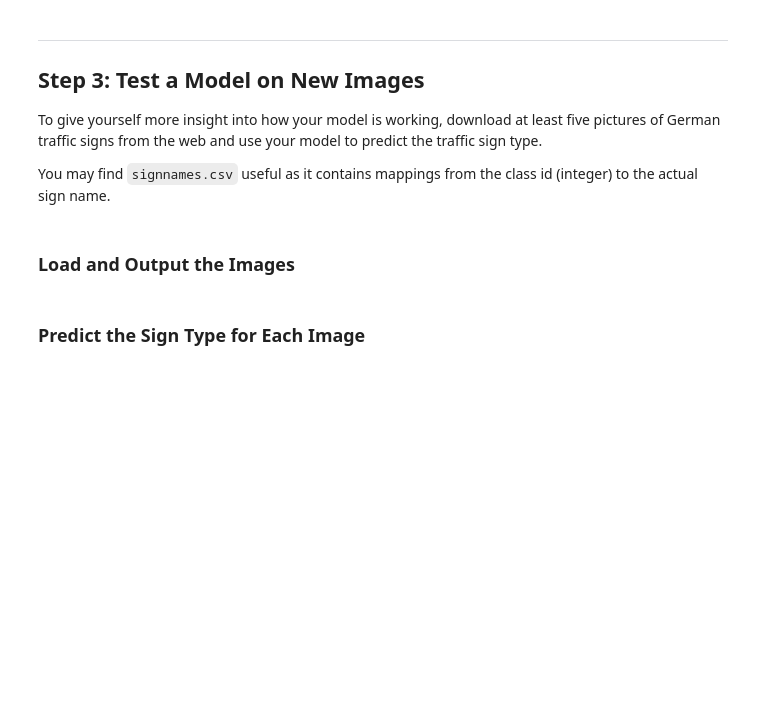
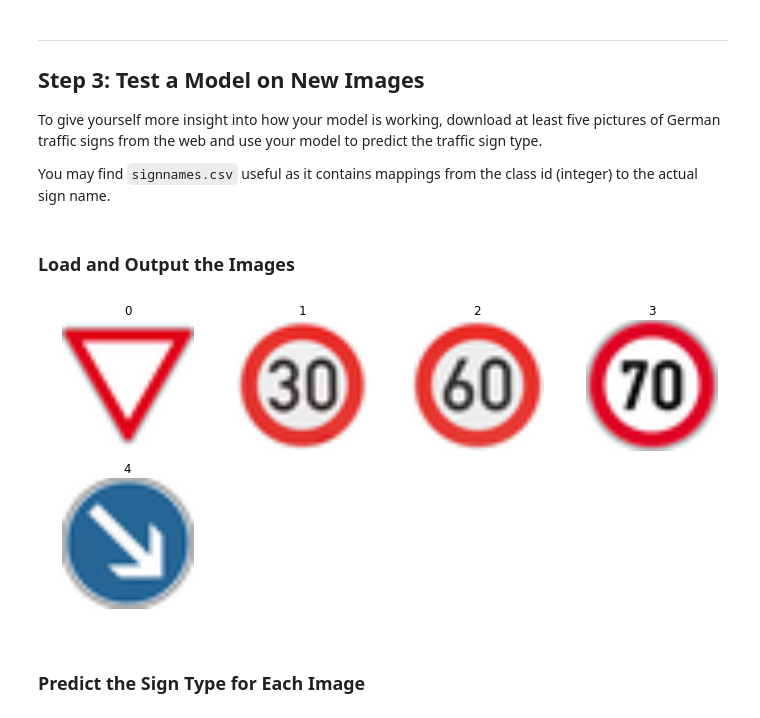
Before and after one commit to ZeipsCode/CarND-Traffic-Sign-Classifier-Project, a Jupyter notebook: Traffic_Sign_Classifier.ipynb, the cells around one changed output. Saved outputs shown, nothing was run; the diff lists cells and outputs as text; code cells hidden in the pictures; blank space fills up the shorter version.

```diff
--- a/Traffic_Sign_Classifier.ipynb
+++ b/Traffic_Sign_Classifier.ipynb
@@ -154,5 +173,19 @@ Use the code cell (or multiple code cells, if necessary) to implement the first
 ### Preprocess the data here. It is required to normalize the data. Other preprocessing steps could include
 ### converting to grayscale, etc.
 ### Feel free to use as many code cells as needed.
+import tensorflow as tf
+from sklearn.utils import shuffle
+
+#shuffle the training images
+X_train, y_train = shuffle(X_train, y_train)
+
+x = tf.placeholder(tf.float32, (None, 32, 32, 3))
+y = tf.placeholder(tf.int32, (None))
+one_hot_y = tf.one_hot(y, 43)
+
+#normalize image data
+X_train = (X_train - 128)/128
+X_Validation = (X_Validation - 128)/128
+X_test = (X_test - 128)/128
 # %% [markdown]
 ### Model Architecture
@@ -186,3 +347,44 @@ You may find `signnames.csv` useful as it contains mappings from the class id (i
+# %%
+### Load the images and plot them here.
+### Feel free to use as many code cells as needed.
+
+import csv
+import glob
+import numpy as np
+import matplotlib.pyplot as plt
+
+from PIL import Image
+
+
+#Import traffic signs class names
+signs_class=[]
+with open('signnames.csv', 'rt') as csvfile:
+    reader = csv.DictReader(csvfile, delimiter=',')
+    for row in reader:
+        signs_class.append((row['SignName']))
+
+#Import test images
+test_img_paths = [img_path for img_path in glob.glob("./new_images/*")]
+test_img=np.uint8(np.zeros((12,32,32,3)))
+for i, imp in enumerate(test_img_paths):
+    img = Image.open(imp)
+    img = img.resize((32,32), Image.ANTIALIAS)
+    test_img[i]=img
+
+test_pics = []
+
+#Visualize new raw images
+plt.figure(figsize=(12, 8))
+#fig1 = plt.figure()
+for i in range(5):
+    plt.subplot(3, 4, i+1)
+    plt.imshow(test_img[i])
+    plt.title(i)
+    plt.axis('off')
+    test_pics.append(test_img[i])
+plt.show()
+# %% [output]
+[figure, added]
 # %% [markdown]
 ### Predict the Sign Type for Each Image
 # %%
```
Also changed, not shown: parts of 11 cells of this notebook, 9 other files.
